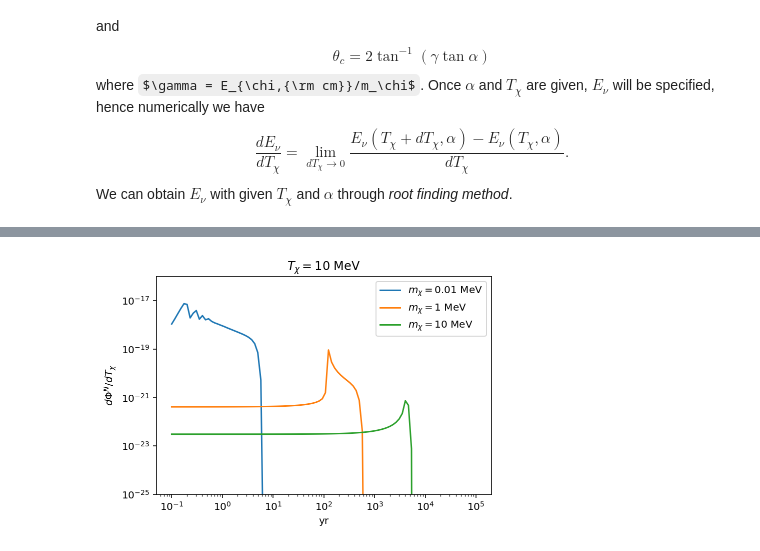
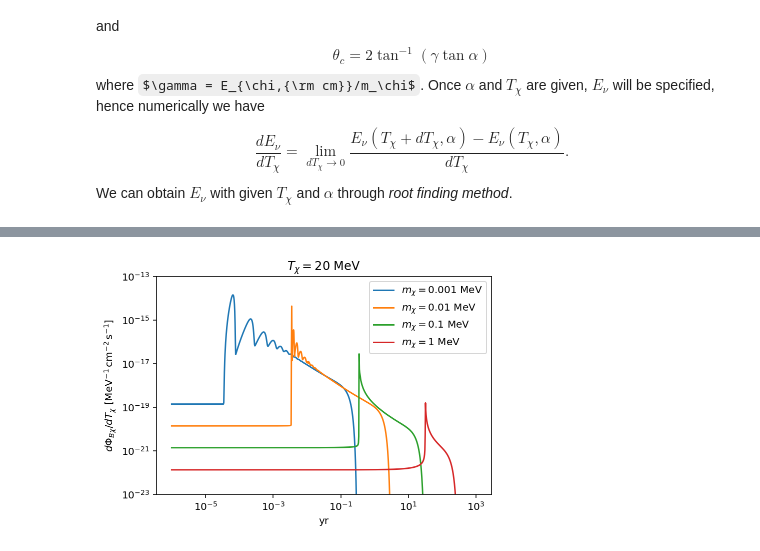
Before and after one commit to yenhsunlin/SNnuBDM, a Jupyter notebook: bdm_flux.ipynb, the cells around one changed output, grey strips where cells are left out. Drawn from its saved outputs; the diff is of its cells as text; code cells hidden in the pictures; some formulas as TeX source.

```diff
--- a/bdm_flux.ipynb
+++ b/bdm_flux.ipynb
@@ -396,0 +299,11 @@ plt.show()
+# %%
+alpha_ls = np.linspace(0,0.22,1000)
+mx1 = 0.001
+mx2 = 5
+Tx = 20
+g1 = []
+g2 = []
+#gls_01keV = []
+for a in alpha_ls:
+    g1.append(2*np.pi*np.sin(a)*g(Ev(Tx,mx1,a*np.pi),mx1,a*np.pi))
+    g2.append(2*np.pi*np.sin(a)*g(Ev(Tx,mx2,a*np.pi),mx2,a*np.pi))
@@ -532,18 +483,16 @@ for y in yrls:
 # %%
-plt.plot(yrls,fluxmx1,label='$m_\chi=$' +str(mx1) +' MeV')
-plt.plot(yrls,fluxmx2,label='$m_\chi=$' +str(mx2) +' MeV')
-plt.plot(yrls,fluxmx3,label='$m_\chi=$' +str(mx3) +' MeV')
-#plt.plot(yrls_v,fluxmx1v,'r.')
-#plt.plot(yrls_v,fluxmx2v,'g.')
-#plt.plot(yrls_v,fluxmx3v,'b.')
+plt.plot(yrls,fluxmx1_20,label='$m_\chi=$'+str(mx1)+' MeV')
+plt.plot(yrls,fluxmx2_20,label='$m_\chi=$' +str(mx2)+' MeV')
+plt.plot(yrls,fluxmx3_20,label='$m_\chi=$' +str(mx3)+' MeV')
+plt.plot(yrls,fluxmx4_20,label='$m_\chi=$' +str(mx4)+' MeV')
 plt.xscale('log')
 plt.yscale('log')
 plt.xlabel('yr')
-plt.ylabel(r'$d\Phi^N/dT_\chi$')
-plt.title(r'$T_\chi =$'+str(Tx)+' MeV')
+plt.ylabel(r'$d\Phi_{B\chi}/dT_\chi~[{\rm MeV^{-1}\,cm^{-2}\,s^{-1}}]$')
+plt.title(r'$T_\chi =$'+str(Tx1)+' MeV')
 plt.legend(loc='best')
-plt.ylim(1e-25,1e-16)
-#plt.savefig('sharp_peak.png',dpi=150)
+plt.ylim(1e-23,1e-13)
+#plt.savefig('time_dependent_flux_20MeV_2.pdf',facecolor='white',bbox_inches='tight')
 plt.show()
 # %% [output]
-[figure, old version]
+[figure, new version]
```
Also changed, not shown: parts of 23 cells of this notebook.
